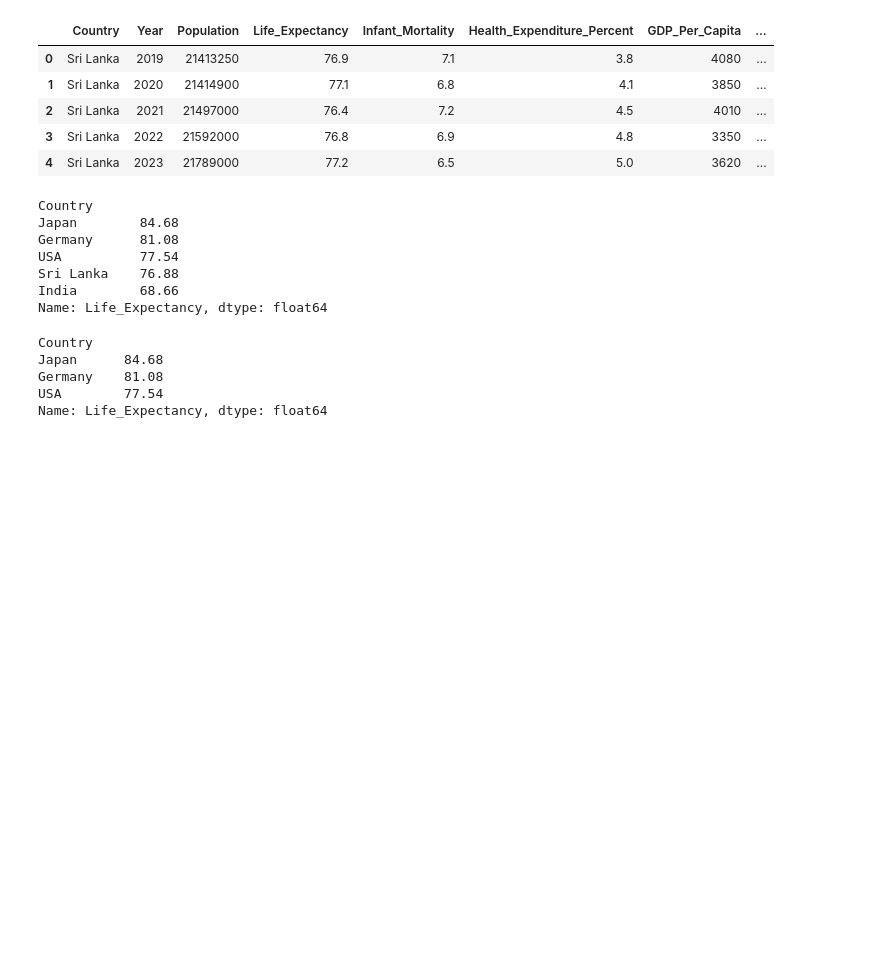
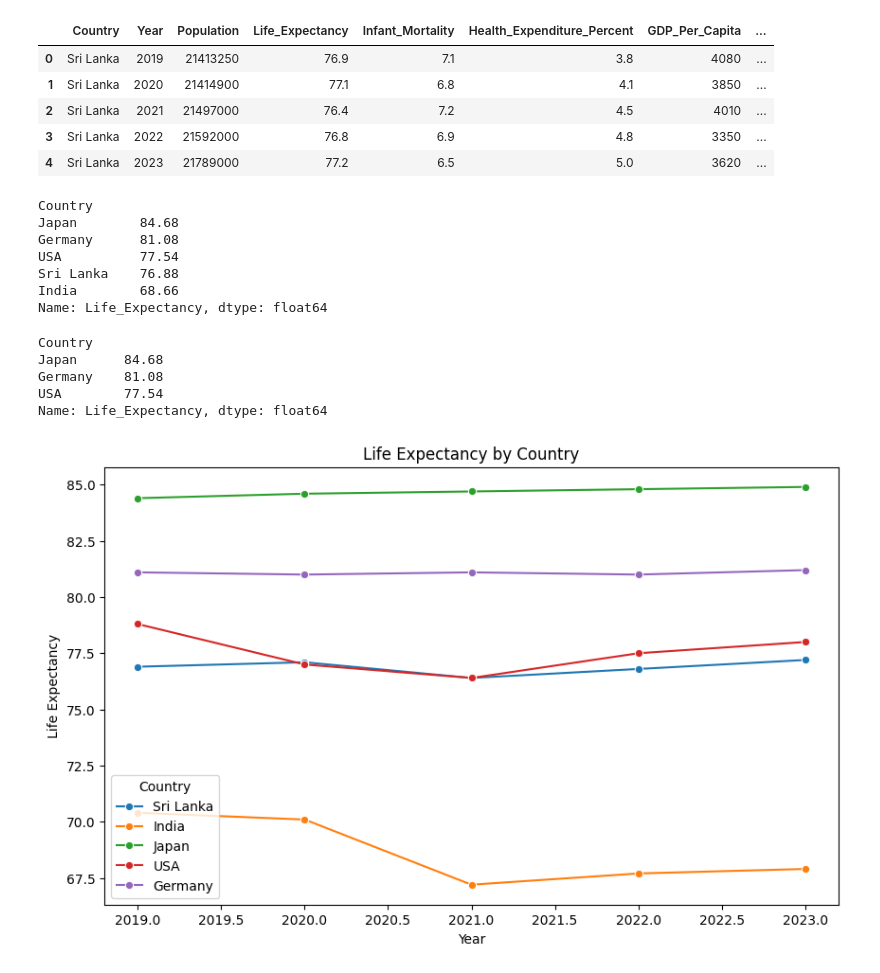
Before and after one commit to Savindi2002/data-science-journey, a Jupyter notebook: health-care project/health-data analysis.ipynb, the cells around one changed output. Drawn from its saved outputs; the diff is of its cells as text; code cells hidden in the pictures; blank space fills up the shorter version.

Commit message:
Life expectancy visualization

```diff
--- a/health-care project/health-data analysis.ipynb
+++ b/health-care project/health-data analysis.ipynb
@@ -112,3 +112,19 @@ Japan      84.68
 Germany    81.08
 USA        77.54
 Name: Life_Expectancy, dtype: float64
+# %%
+plt.figure(figsize=(10, 6))
+
+sns.lineplot(
+    data=df,
+    x="Year",
+    y="Life_Expectancy",
+    hue="Country",
+    marker="o"
+)
+
+plt.title("Life Expectancy by Country")
+plt.ylabel("Life Expectancy")
+plt.show()
+# %% [output]
+[figure, added]
```
